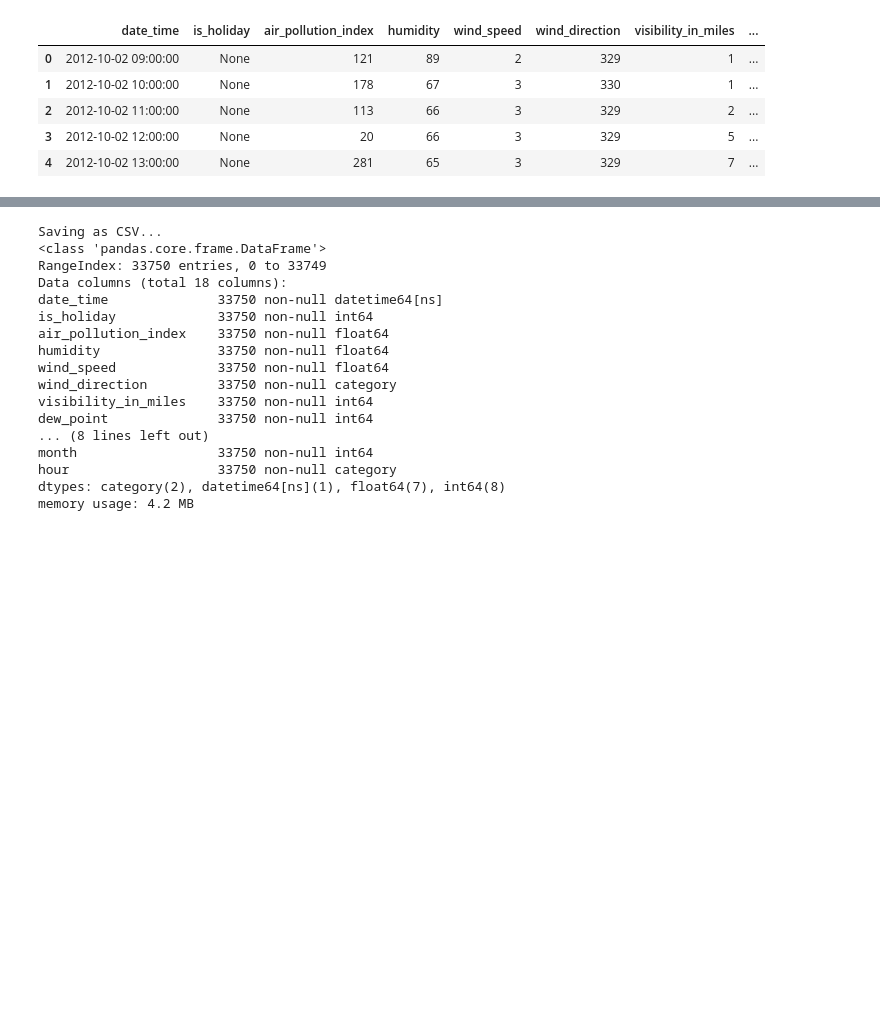
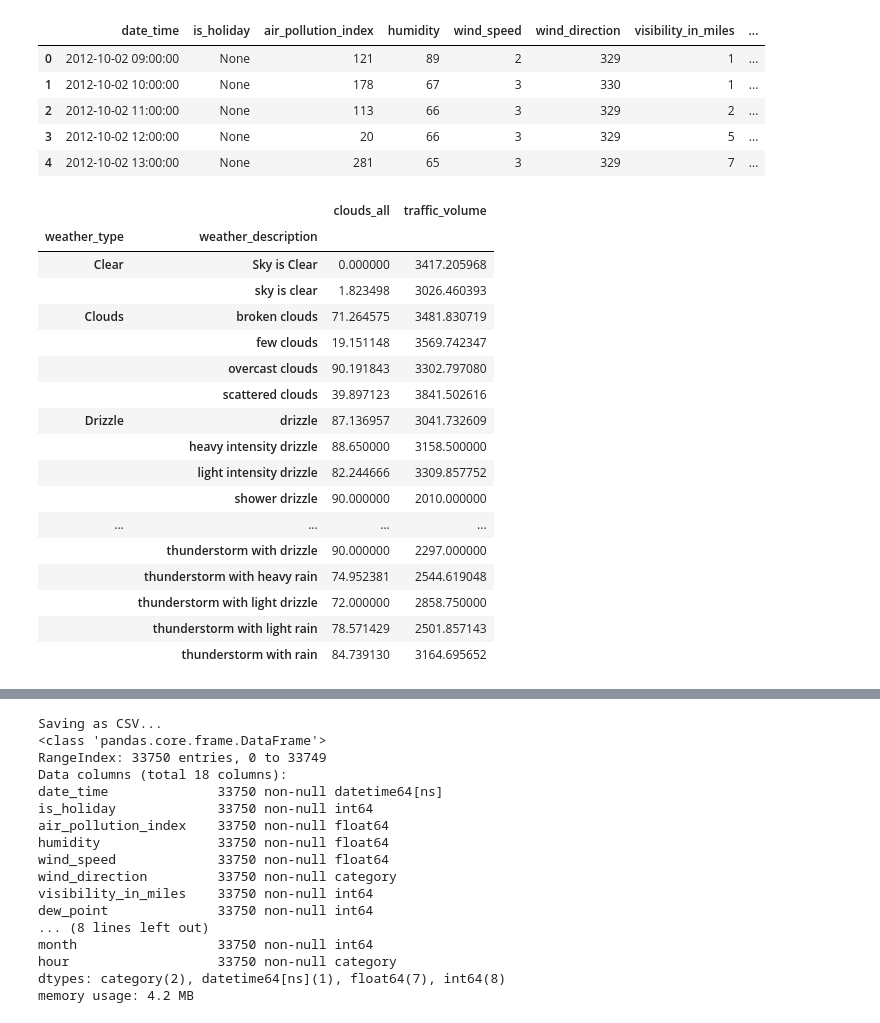
Before and after one commit to Vishwesh4/LSTM-traffic, a Jupyter notebook: data_pipeline.ipynb, the cells around one changed output, grey strips where cells are left out. Saved outputs shown, nothing was run; the diff lists cells and outputs as text; code cells hidden in the pictures; blank space fills up the shorter version.

```diff
--- a/data_pipeline.ipynb
+++ b/data_pipeline.ipynb
@@ -59,3 +74,24 @@ rawdata.date_time = pd.to_datetime(rawdata['date_time'])
+# %%
+rawdata.groupby(['weather_type','weather_description']).mean()[['clouds_all','traffic_volume']]
+# %% [output]
+|  |  | clouds_all | traffic_volume |
+| weather_type | weather_description |  |  |
+| Clear | Sky is Clear | 0.000000 | 3417.205968 |
+|  | sky is clear | 1.823498 | 3026.460393 |
+| Clouds | broken clouds | 71.264575 | 3481.830719 |
+|  | few clouds | 19.151148 | 3569.742347 |
+|  | overcast clouds | 90.191843 | 3302.797080 |
+|  | scattered clouds | 39.897123 | 3841.502616 |
+| Drizzle | drizzle | 87.136957 | 3041.732609 |
+|  | heavy intensity drizzle | 88.650000 | 3158.500000 |
+|  | light intensity drizzle | 82.244666 | 3309.857752 |
+|  | shower drizzle | 90.000000 | 2010.000000 |
+| ... | ... | ... | ... |
+|  | thunderstorm with drizzle | 90.000000 | 2297.000000 |
+|  | thunderstorm with heavy rain | 74.952381 | 2544.619048 |
+|  | thunderstorm with light drizzle | 72.000000 | 2858.750000 |
+|  | thunderstorm with light rain | 78.571429 | 2501.857143 |
+|  | thunderstorm with rain | 84.739130 | 3164.695652 |
 # %%
 def preprocessing(rawdata):
     df = rawdata.copy()
```
Also changed, not shown: parts of 9 cells of this notebook, 5 other files.
